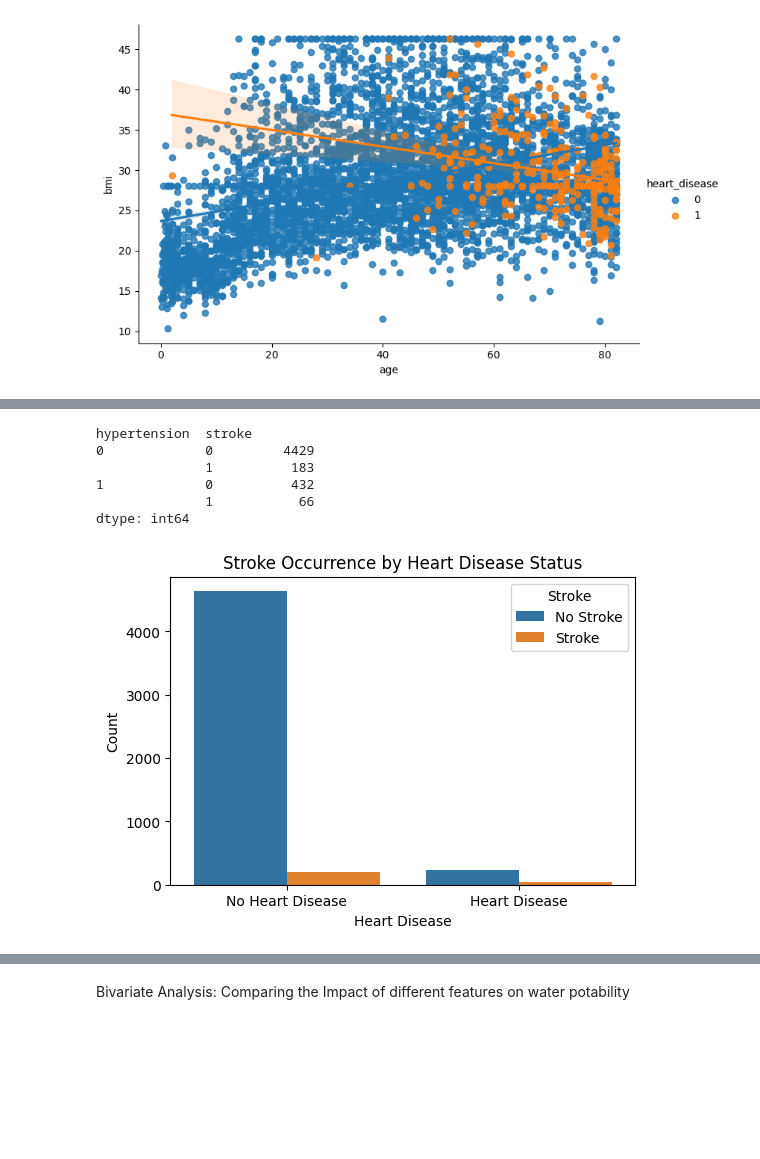
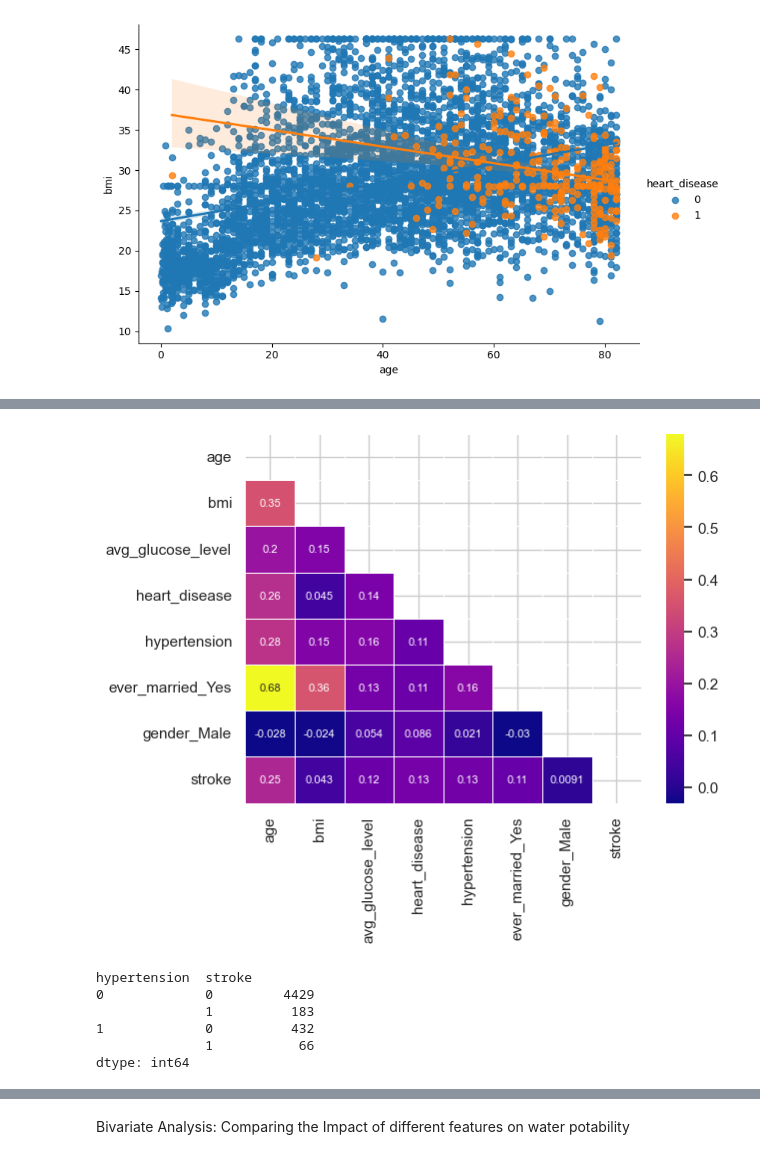
Before and after one commit to Lailah-Idrees/DA2_Assessment, a Jupyter notebook: jupyter_notebooks/Data_Visualisation.ipynb, the cells around one changed output, grey strips where cells are left out. Drawn from its saved outputs; the diff is of its cells as text; code cells hidden in the pictures; blank space fills up the shorter version.

```diff
--- a/jupyter_notebooks/Data_Visualisation.ipynb
+++ b/jupyter_notebooks/Data_Visualisation.ipynb
@@ -271,0 +613,3 @@ plt.show()
+# %%
+df_corr=df[['age','bmi','avg_glucose_level','heart_disease','hypertension','ever_married_Yes','gender_Male','stroke']].corr(method='pearson')
+df_corr
@@ -272,3 +626,11 @@ plt.show()
+# %%
+mask=np.zeros_like(df_corr,dtype=bool)
+mask[np.triu_indices_from(mask)] = True
+sns.set_theme(style="whitegrid")
+sns.heatmap(df_corr, mask=mask, annot=True, cmap='plasma', linewidths=0.5, annot_kws={"size":8})
+plt.show()
+# %% [output]
+[figure, added]
 # %%
 df.groupby(["hypertension", "stroke"]).size()
 # %% [output]
@@ -278,18 +640,3 @@ hypertension  stroke
 1             0          432
               1           66
 dtype: int64
-# %%
-import seaborn as sns
-import matplotlib.pyplot as plt
-
-plt.figure(figsize=(6,4))
-sns.countplot(data=df, x="heart_disease", hue="stroke", hue_order=[0, 1])
-
-plt.xticks([0,1], ["No Heart Disease", "Heart Disease"])
-plt.legend(title="Stroke", labels=["No Stroke", "Stroke"])
-plt.title("Stroke Occurrence by Heart Disease Status")
-plt.xlabel("Heart Disease")
-plt.ylabel("Count")
-plt.show()
-# %% [output]
-[figure, removed]
```
Also changed, not shown: parts of 14 cells of this notebook.
